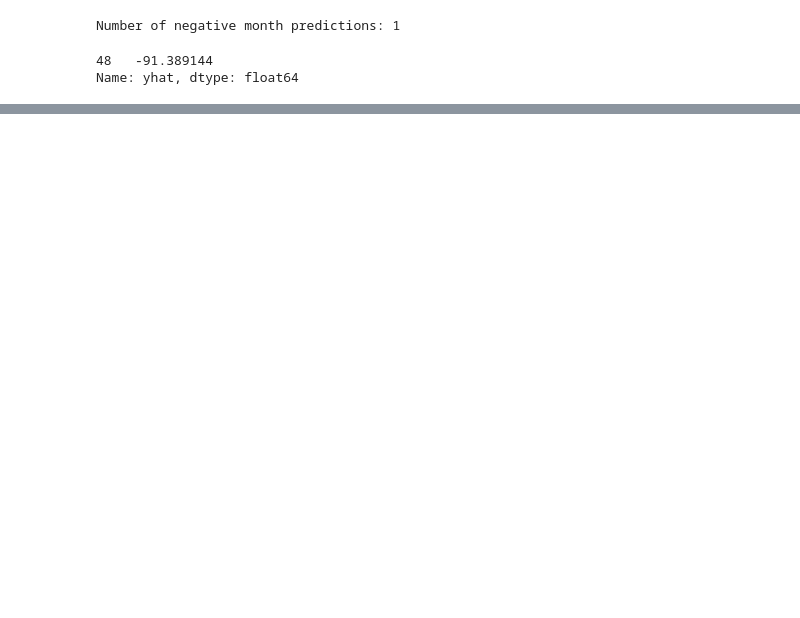
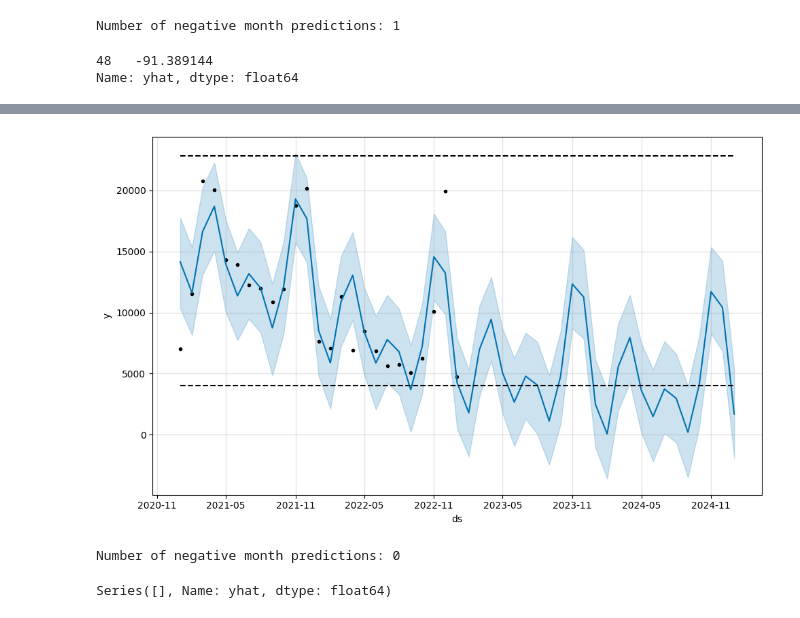
Before and after one commit to yubenjamin2022/UCLAStatsM148, a Jupyter notebook: prophet_model.ipynb, the cells around one changed output, grey strips where cells are left out. Saved outputs shown, nothing was run; the diff lists cells and outputs as text; code cells hidden in the pictures; blank space fills up the shorter version.

```diff
--- a/prophet_model.ipynb
+++ b/prophet_model.ipynb
@@ -129,0 +133,22 @@ plt.show()
+# %%
+df_monthly = monthly_orders.reset_index().rename(columns={'event_timestamp': 'ds', 0: 'y'})
+df_monthly = df_monthly.loc[df_monthly['ds'] >= '2021-01-01'].reset_index(drop=True)
+df_monthly['ds'] = df_monthly['ds'].dt.date
+
+# Add upper and lower limits
+df_monthly['cap'] = int(1.1 * df_monthly['y'].max())
+df_monthly['floor'] = 4000
+# %%
+model = Prophet(growth='logistic', yearly_seasonality=False, weekly_seasonality=False, daily_seasonality=False)
+model.add_seasonality(
+    name='annual',
+    period=365.25,
+    fourier_order=3,
+    prior_scale=1.0
+)
+model.fit(df_monthly)
+
+future_dates = model.make_future_dataframe(periods=24, freq='MS')
+future_dates['cap'] = df_monthly.loc[0, 'cap']
+future_dates['floor'] = df_monthly.loc[0, 'floor']
+forecast_df = model.predict(future_dates)
@@ -129,0 +167,13 @@ plt.show()
+# %%
+model.plot(forecast_df)
+plt.show()
+# %% [output]
+[figure, added]
+# %%
+print(f"Number of negative month predictions: {forecast_df[forecast_df['yhat'] < 0].shape[0]}")
+# %% [output]
+Number of negative month predictions: 0
+# %%
+forecast_df.loc[forecast_df['yhat'] < 0, 'yhat']
+# %% [output]
+Series([], Name: yhat, dtype: float64)
```
Also changed, not shown: parts of 11 cells of this notebook.
